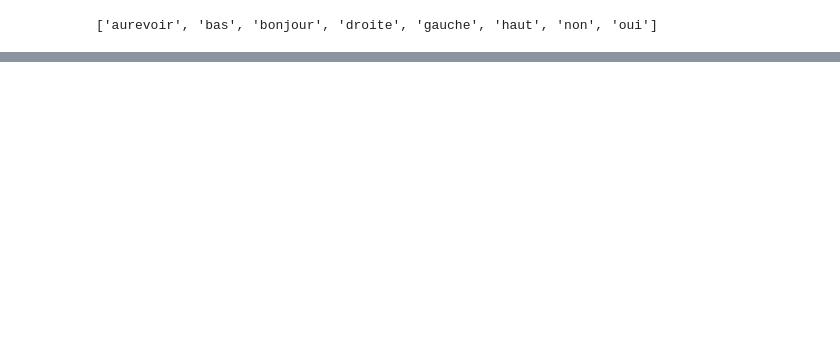
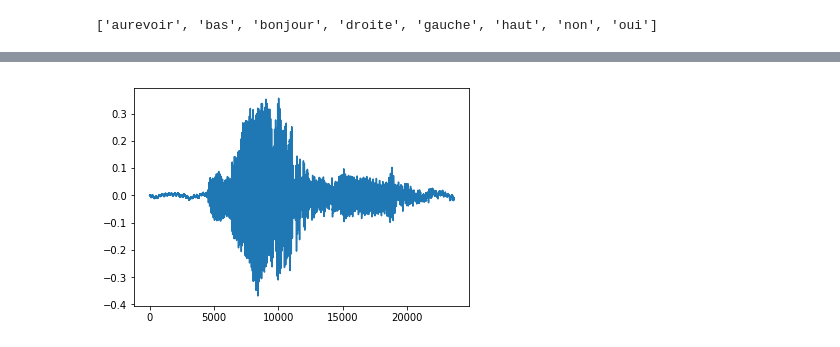
Before and after one commit to mnxoid/JeuReconaissanceVocale, a Jupyter notebook: Data Augmentation.ipynb, the cells around one changed output, grey strips where cells are left out. Drawn from its saved outputs; the diff is of its cells as text; code cells hidden in the pictures; blank space fills up the shorter version.

```diff
--- a/Data Augmentation.ipynb
+++ b/Data Augmentation.ipynb
@@ -420,3 +439,8 @@ preprocess("data/test/test-01.wav")
 preprocess("data/test/test-02.wav")
 preprocess("data/test/test-03.wav")
 preprocess("data/test/test-04.wav")
+# %%
+y = load_audio_file("test3.wav")
+plt.plot(y)
+ipd.Audio(y,rate=22050)
+# %% [output]
@@ -422,0 +448 @@ preprocess("data/test/test-04.wav")
+[figure, added]
```
Also changed, not shown: parts of 10 cells of this notebook, 5 other files.
